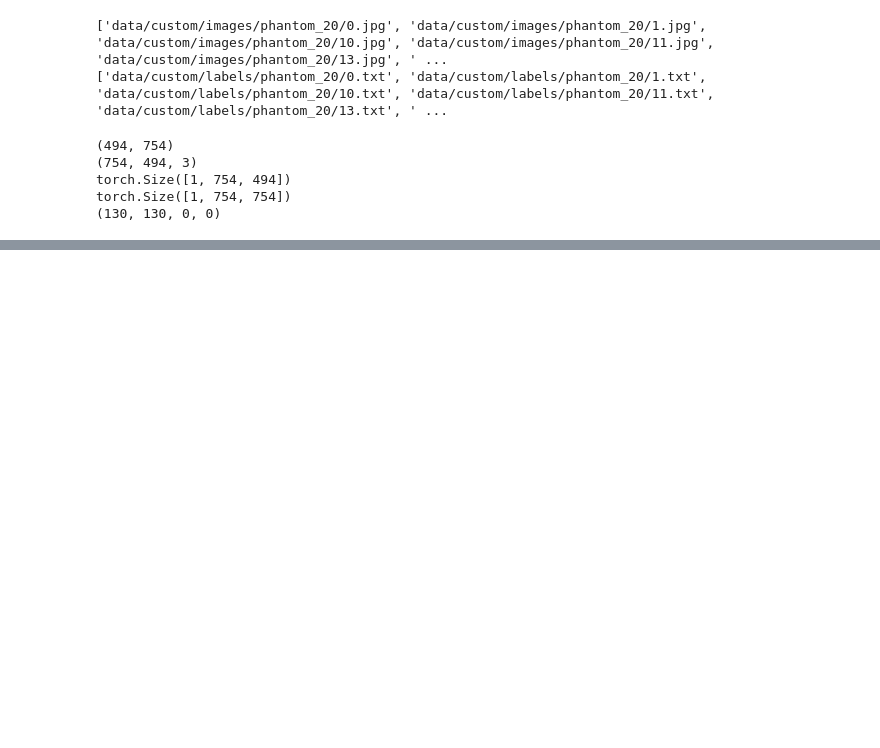
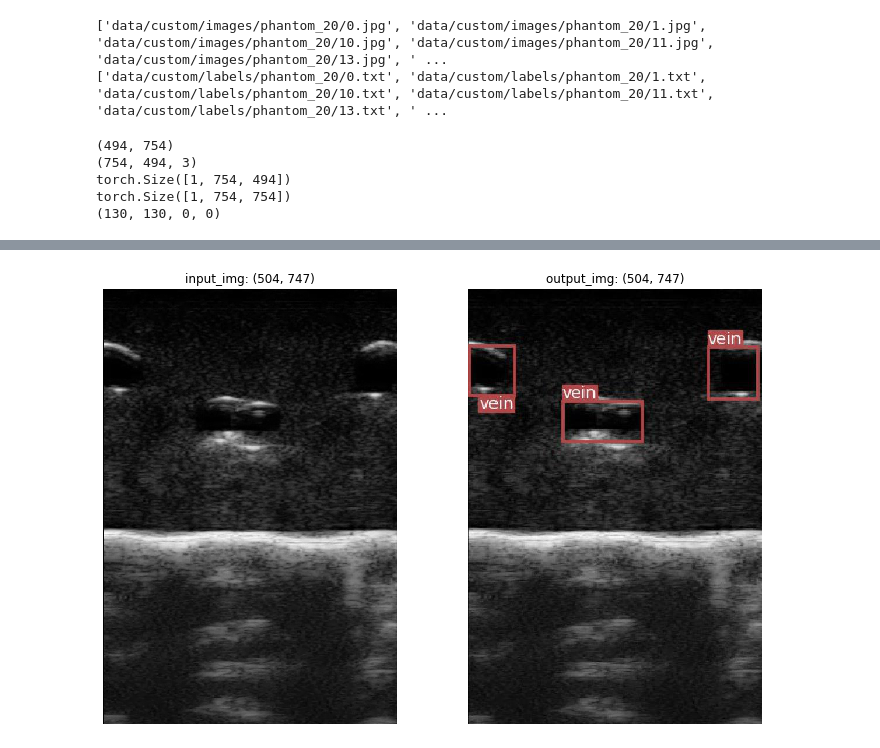
Before and after one commit to zhangjing1997/IV_Detection, a Jupyter notebook: YOLOv3/eda_yolo.ipynb, the cells around one changed output, grey strips where cells are left out. Saved outputs shown, nothing was run; the diff lists cells and outputs as text; code cells hidden in the pictures; blank space fills up the shorter version.

```diff
--- a/YOLOv3/eda_yolo.ipynb
+++ b/YOLOv3/eda_yolo.ipynb
@@ -206,0 +211,14 @@ for i, (img, title) in enumerate(zip(imgs, titles)):
+# %%
+input_img = Image.open('data/custom/images/phantom_20/0.jpg').convert('L')
+output_img = Image.open('output/phantom_20/0.jpg')
+
+imgs = [input_img, output_img]
+titles = [f'input_img: {input_img.size}', f'output_img: {output_img.size}']
+plt.figure(figsize=(12,8))
+for i, (img, title) in enumerate(zip(imgs, titles)):
+    plt.subplot(1, 2, i + 1)
+    plt.imshow(img, cmap='gray')
+    plt.title(title)
+    plt.axis('off')
+# %% [output]
+[figure, added]
```
Also changed, not shown: parts of 3 cells of this notebook, 11 other files.
